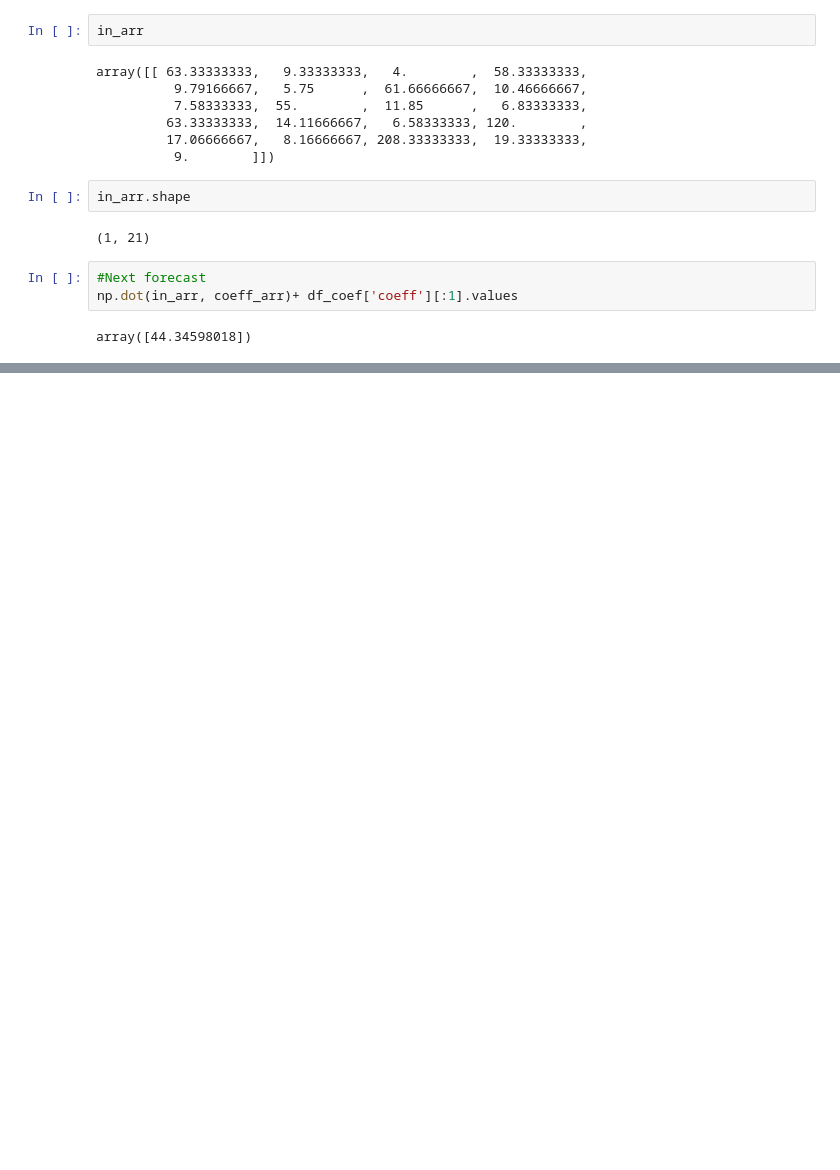
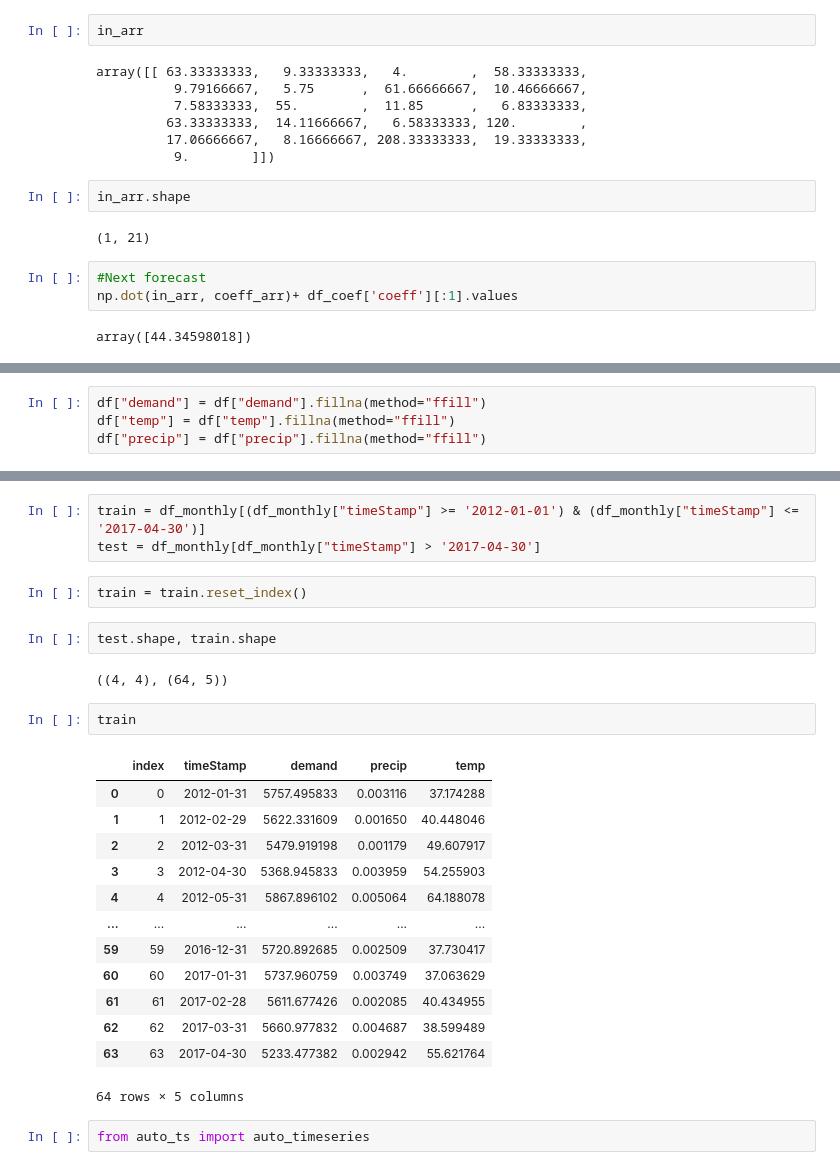
Before and after one commit to shelly2904/DATA_SCIENCE, a Jupyter notebook: Time Series/Time_Series_Algorithms_Contd.ipynb, the cells around one changed output, grey strips where cells are left out. Drawn from its saved outputs; the diff is of its cells as text; blank space fills up the shorter version.

```diff
--- a/Time Series/Time_Series_Algorithms_Contd.ipynb
+++ b/Time Series/Time_Series_Algorithms_Contd.ipynb
@@ -287,0 +312,4 @@ array([44.34598018])
+# %%
+df["demand"] = df["demand"].fillna(method="ffill")
+df["temp"] = df["temp"].fillna(method="ffill")
+df["precip"] = df["precip"].fillna(method="ffill")
@@ -287,0 +331,27 @@ array([44.34598018])
+# %%
+train = df_monthly[(df_monthly["timeStamp"] >= '2012-01-01') & (df_monthly["timeStamp"] <= '2017-04-30')]
+test = df_monthly[df_monthly["timeStamp"] > '2017-04-30']
+# %%
+train = train.reset_index()
+# %%
+test.shape, train.shape
+# %% [output]
+((4, 4), (64, 5))
+# %%
+train
+# %% [output]
+|  | index | timeStamp | demand | precip | temp |
+| 0 | 0 | 2012-01-31 | 5757.495833 | 0.003116 | 37.174288 |
+| 1 | 1 | 2012-02-29 | 5622.331609 | 0.001650 | 40.448046 |
+| 2 | 2 | 2012-03-31 | 5479.919198 | 0.001179 | 49.607917 |
+| 3 | 3 | 2012-04-30 | 5368.945833 | 0.003959 | 54.255903 |
+| 4 | 4 | 2012-05-31 | 5867.896102 | 0.005064 | 64.188078 |
+| ... | ... | ... | ... | ... | ... |
+| 59 | 59 | 2016-12-31 | 5720.892685 | 0.002509 | 37.730417 |
+| 60 | 60 | 2017-01-31 | 5737.960759 | 0.003749 | 37.063629 |
+| 61 | 61 | 2017-02-28 | 5611.677426 | 0.002085 | 40.434955 |
+| 62 | 62 | 2017-03-31 | 5660.977832 | 0.004687 | 38.599489 |
+| 63 | 63 | 2017-04-30 | 5233.477382 | 0.002942 | 55.621764 |
+64 rows × 5 columns
+# %%
+from auto_ts import auto_timeseries
```
Also changed, not shown: parts of 13 cells of this notebook, 1 other file.
